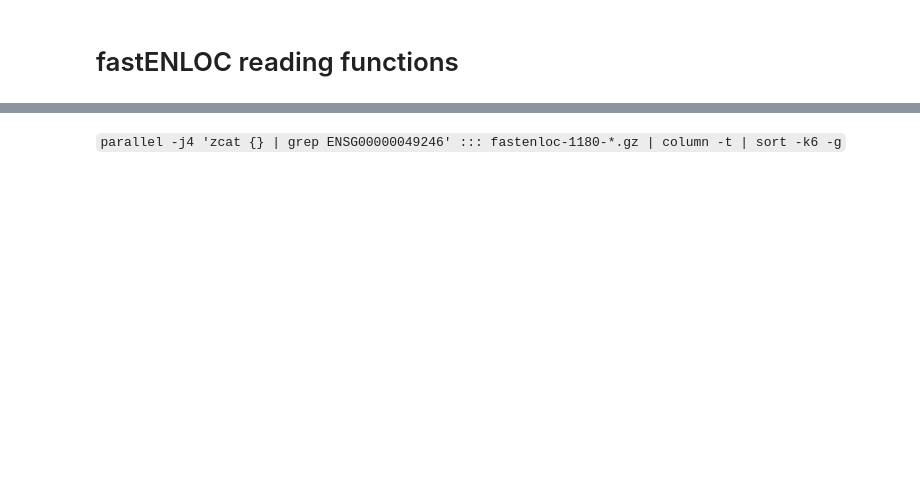
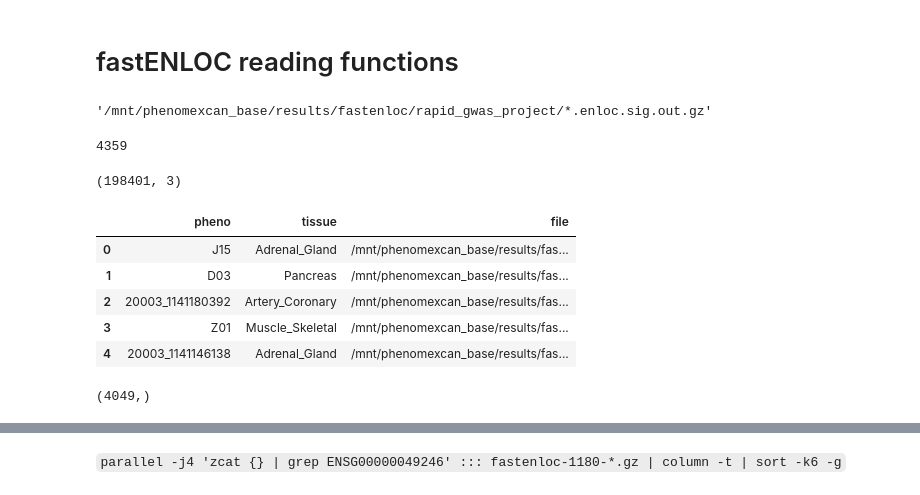
Before and after one commit to hakyimlab/phenomexcan, a Jupyter notebook: scripts/100_postprocessing/05_fastenloc.ipynb, the cells around one changed output, grey strips where cells are left out. Drawn from its saved outputs; the diff is of its cells as text; code cells hidden in the pictures; blank space fills up the shorter version.

```diff
--- a/scripts/100_postprocessing/05_fastenloc.ipynb
+++ b/scripts/100_postprocessing/05_fastenloc.ipynb
@@ -58,0 +18,53 @@ assert len(all_fastenloc_results_files) == int(N_EXPECTED_PHENOTYPES * N_EXPECTE
+# %%
+with open(conf.FASTENLOC_GTEX_TISSUES_FILE, 'r') as f:
+    FASTENLOC_TISSUES_NAMES = set([x.strip() for x in f.readlines()])
+# %%
+# create summary of files
+_path = os.path.join(conf.FASTENLOC_RESULTS_DIR['RapidGWASProject'], '*.enloc.sig.out.gz')
+display(_path)
+all_fastenloc_results_files = glob(_path)
+# %% [output]
+'/mnt/phenomexcan_base/results/fastenloc/rapid_gwas_project/*.enloc.sig.out.gz'
+# %%
+PHENO_CODES = set(metadata.RAPID_GWAS_PHENO_INFO.index)
+# %%
+len(PHENO_CODES)
+# %% [output]
+4359
+# %%
+phenos = []
+tissues = []
+
+for f in all_fastenloc_results_files:
+    split = f.split('-')
+
+    tiss = split[-1].split('.')[0]
+    if tiss not in FASTENLOC_TISSUES_NAMES:
+        tiss = '-'.join(split[-2:]).split('.')[0]
+
+    phen = split[1]
+    if phen not in PHENO_CODES:
+        phen = '-'.join(split[1:3])
+
+    phenos.append(phen)
+    tissues.append(tiss)
+
+results_summary = pd.DataFrame({'pheno': phenos, 'tissue': tissues, 'file': all_fastenloc_results_files})
+# %%
+display(results_summary.shape)
+assert results_summary.shape[0] == int(conf.FASTENLOC_EXPECTED_PHENOTYPES['RapidGWASProject'] * conf.GTEX_MODELS_N_EXPECTED_TISSUES)
+# %% [output]
+(198401, 3)
+# %%
+results_summary.head()
+# %% [output]
+|  | pheno | tissue | file |
+| 0 | J15 | Adrenal_Gland | /mnt/phenomexcan_base/results/fas... |
+| 1 | D03 | Pancreas | /mnt/phenomexcan_base/results/fas... |
+| 2 | 20003_1141180392 | Artery_Coronary | /mnt/phenomexcan_base/results/fas... |
+| 3 | Z01 | Muscle_Skeletal | /mnt/phenomexcan_base/results/fas... |
+| 4 | 20003_1141146138 | Adrenal_Gland | /mnt/phenomexcan_base/results/fas... |
+# %%
+results_summary['pheno'].unique().shape
+# %% [output]
+(4049,)
```
Also changed, not shown: parts of 103 cells of this notebook, 1 other file.
